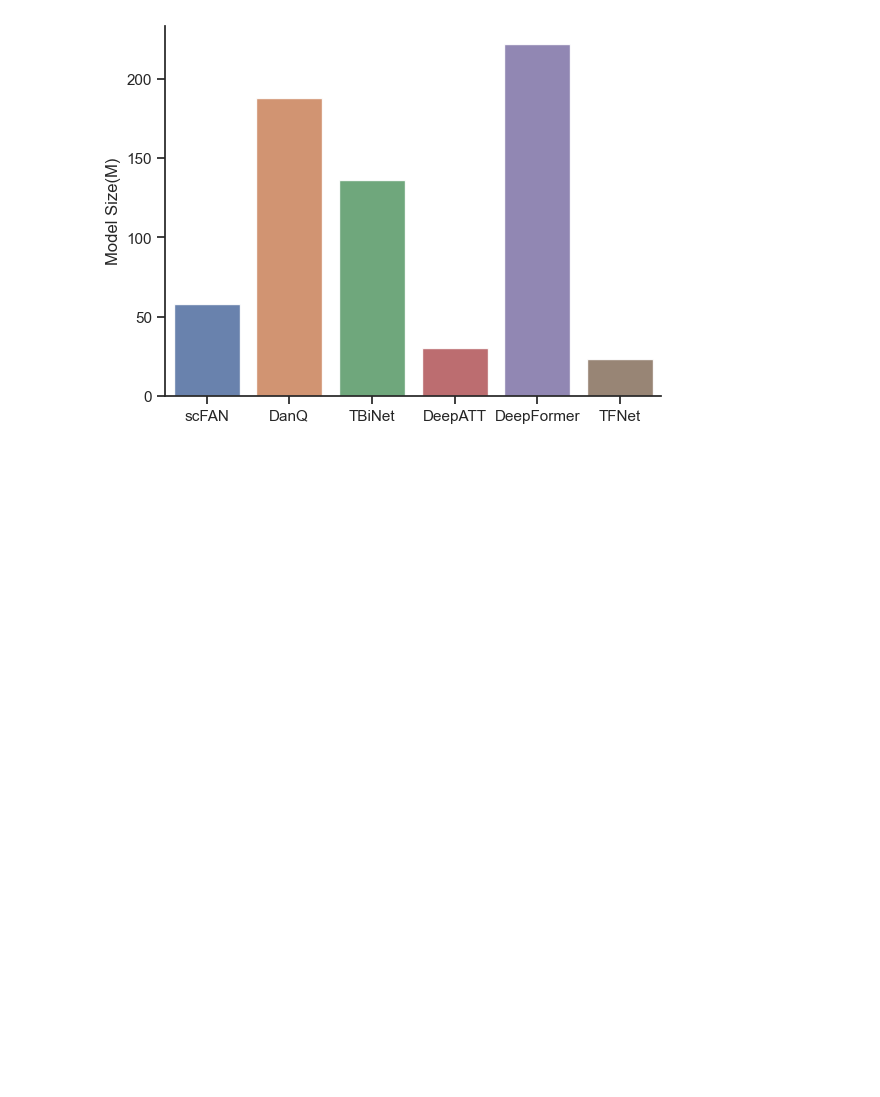
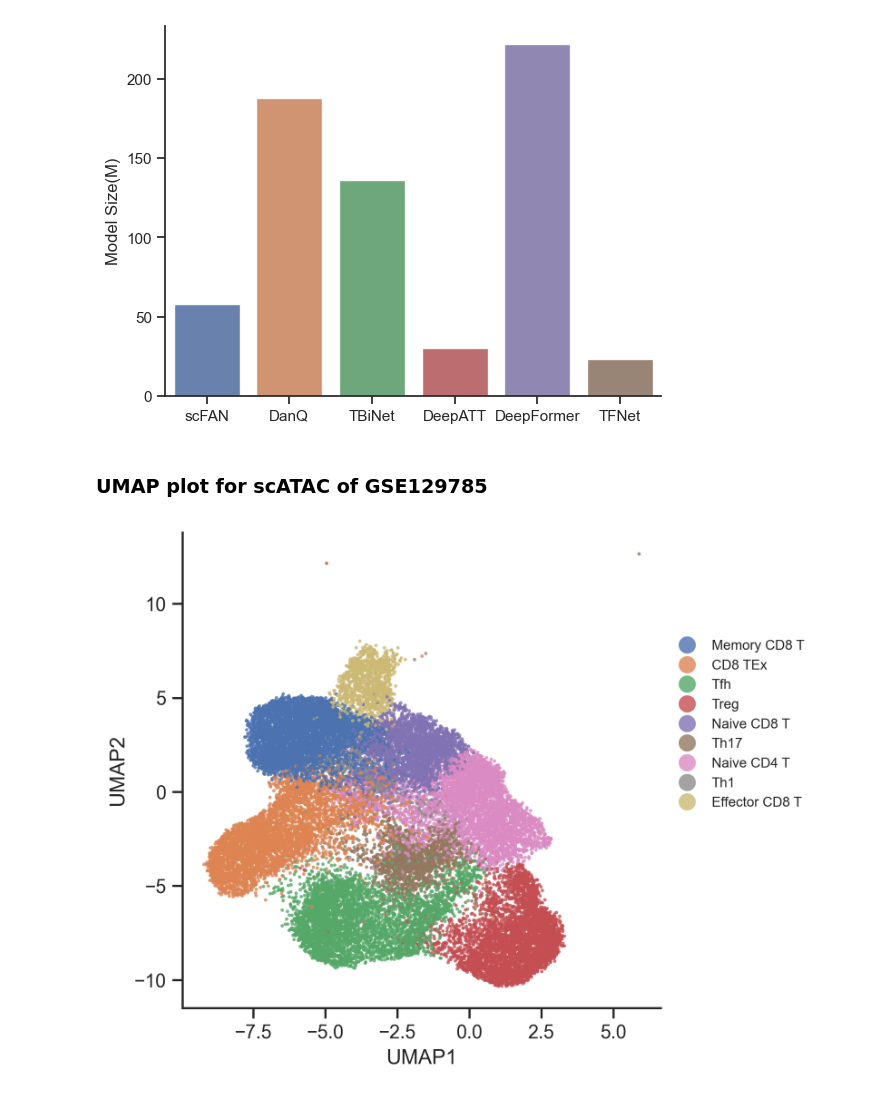
Before and after one commit to cmf1997/tfnet, a Jupyter notebook: others.ipynb, the cells around one changed output. Drawn from its saved outputs; the diff is of its cells as text; code cells hidden in the pictures; blank space fills up the shorter version.

Commit message:
plot

```diff
--- a/others.ipynb
+++ b/others.ipynb
@@ -875,3 +875,30 @@ plt.ylabel("Model Size(M)")
 plt.savefig("results/Model.size.pdf")
 # %% [output]
 [figure]
+# %% [markdown]
+### UMAP plot for scATAC of GSE129785
+# %%
+meta_data = pd.read_csv("data/scATAC/GSE129785_scATAC-TME-TCells.cell_barcodes.txt.gz", sep='\t', header=0, compression="gzip")
+# %%
+annotations = ["Naive CD4 T", "Th17", "Tfh", "Treg", "Naive CD8 T", "Th1", "Memory CD8 T", "CD8 TEx", "Effector CD8 T"]
+Clusters = [ "Cluster"+str(i) for i in range(1,10)]
+anno_dict = dict(zip(Clusters,annotations))
+meta_data['annotate'] = [ anno_dict[i] for i in meta_data['Clusters']]
+# %%
+plt.rcParams.update({'font.size': 5})
+custom_params = {"axes.spines.right": False, "axes.spines.top": False}
+sns.set_theme(style="ticks", rc=custom_params)
+#sns.barplot(meta_data, x="UMAP1", y="UMAP2", hue="Clusters",alpha=0.9)
+f, ax = plt.subplots(figsize=(5, 5), dpi=300)
+sns.scatterplot(meta_data, x="UMAP1", y="UMAP2", hue="annotate", alpha=0.8, linewidth=0, s=4,legend=True, ax=ax)
+#sns.move_legend(ax, "upper left", bbox_to_anchor=(1, 1))
+annotations = ["Naive CD4 T", "Th17", "Tfh", "Treg", "Naive CD8 T", "Th1", "Memory CD8 T", "CD8 TEx", "Effector CD8 T"]
+
+#for index,row in enumerate(meta_data.sort_values("Clusters").groupby("Clusters").apply(lambda x:x.sample(1))[['UMAP1','UMAP2']].reset_index().itertuples()):
+    #plt.text(row[3], row[4], row[1])
+    #plt.text(row[3], row[4], annotations[index])
+plt.legend(bbox_to_anchor=(1, 0.8), loc="upper left", fontsize=8, markerscale=5, frameon=False)
+
+f.savefig("results/scATAC.T.UMAP.pdf")
+# %% [output]
+[figure, added]
```
Also changed, not shown: 3 other files.
